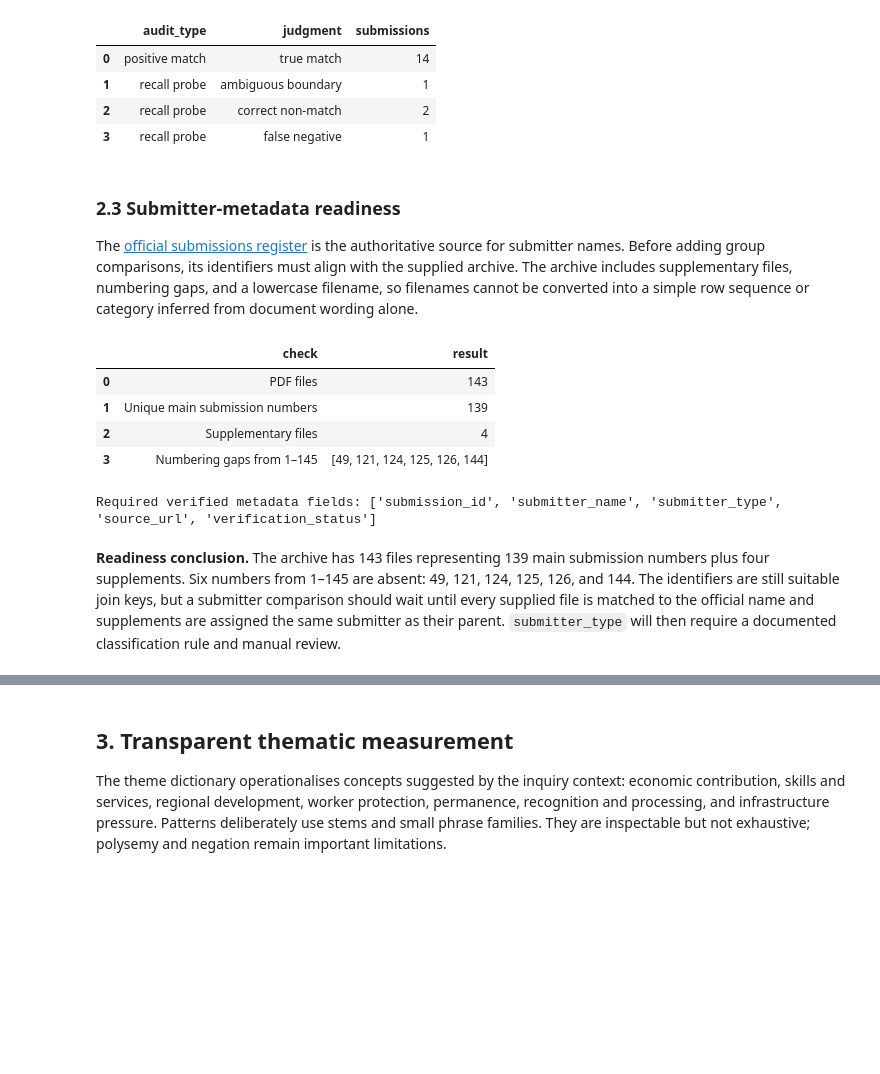
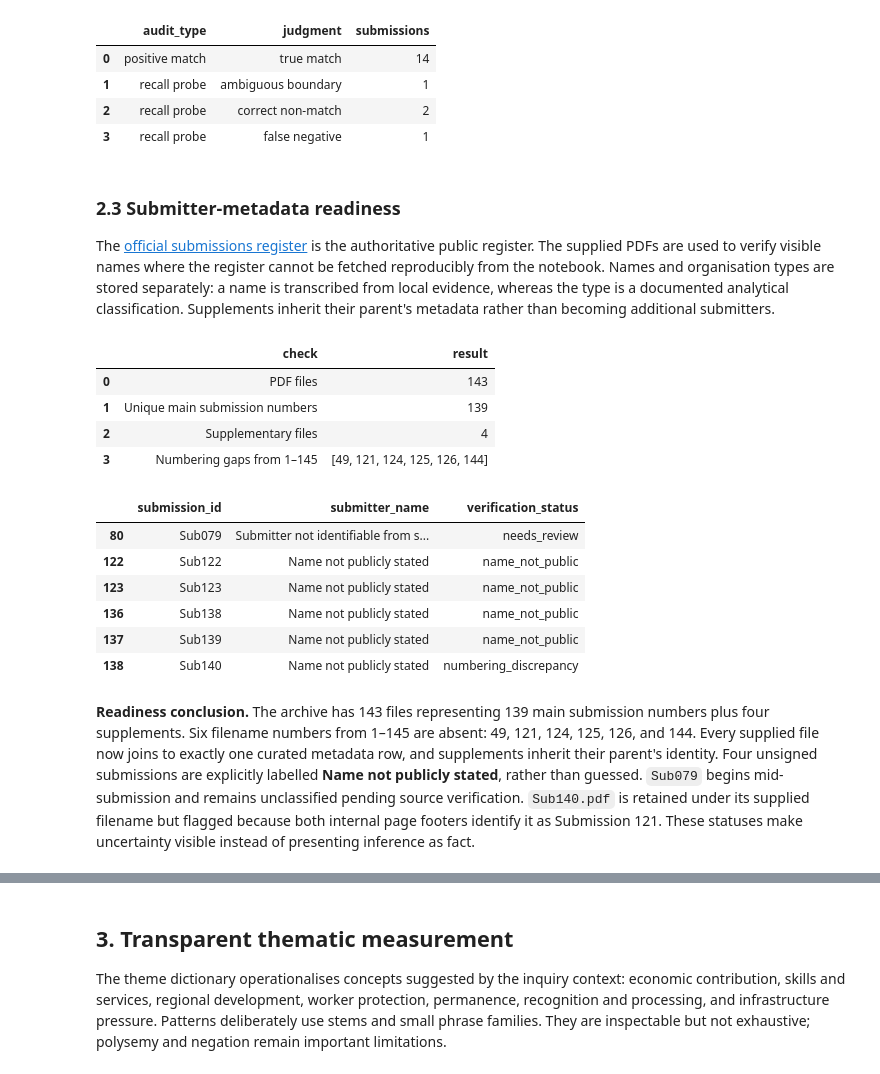
Before and after one commit to tuannm3812/uts-mdsi, a Jupyter notebook: llm-wiki/02-subjects/36118-applied-natural-language-processing/assignments/current-2026/at1/notebooks/1_skilled_migration_text_analysis.ipynb, the cells around one changed output, grey strips where cells are left out. Cells and saved outputs as stored; diff of their text form; code cells hidden in the pictures; blank space fills up the shorter version.

```diff
--- a/llm-wiki/02-subjects/36118-applied-natural-language-processing/assignments/current-2026/at1/notebooks/1_skilled_migration_text_analysis.ipynb
+++ b/llm-wiki/02-subjects/36118-applied-natural-language-processing/assignments/current-2026/at1/notebooks/1_skilled_migration_text_analysis.ipynb
@@ -41,8 +41,8 @@ OFFICIAL_SUBMISSIONS_URL = (
     "Migration/Skilledmigration/Submissions"
 )
 SUBMITTER_METADATA_COLUMNS = [
-    "submission_id", "submitter_name", "submitter_type", "source_url",
-    "verification_status",
+    "main_submission_number", "submitter_name", "submitter_type",
+    "verification_status", "classification_basis",
 ]
 
 THEME_PATTERNS = {
@@ -284,38 +284,64 @@ assert validation_audit["submission_id"].nunique() == 18
 # %% [markdown]
 ### 2.3 Submitter-metadata readiness
 
-The [official submissions register](https://www.aph.gov.au/Parliamentary_Business/Committees/Joint/Migration/Skilledmigration/Submissions) is the authoritative source for submitter names. Before adding group comparisons, its identifiers must align with the supplied archive. The archive includes supplementary files, numbering gaps, and a lowercase filename, so filenames cannot be converted into a simple row sequence or category inferred from document wording alone.
+The [official submissions register](https://www.aph.gov.au/Parliamentary_Business/Committees/Joint/Migration/Skilledmigration/Submissions) is the authoritative public register. The supplied PDFs are used to verify visible names where the register cannot be fetched reproducibly from the notebook. Names and organisation types are stored separately: a name is transcribed from local evidence, whereas the type is a documented analytical classification. Supplements inherit their parent's metadata rather than becoming additional submitters.
 # %%
 documents["main_submission_number"] = documents["submission_id"].str.extract(
     r"(?i)sub(\d+)"
 )[0].astype(int)
 documents["is_supplement"] = documents["submission_id"].str.contains(
     r"\.\d+$", regex=True
 )
 
 observed_main_numbers = set(documents["main_submission_number"])
 numbering_gaps = [
     number for number in range(1, 146)
     if number not in observed_main_numbers
 ]
 metadata_readiness = pd.DataFrame({
     "check": [
         "PDF files", "Unique main submission numbers",
         "Supplementary files", "Numbering gaps from 1–145",
     ],
     "result": [
         len(documents), documents["main_submission_number"].nunique(),
         int(documents["is_supplement"].sum()), str(numbering_gaps),
     ],
 })
 display(metadata_readiness)
-print("Required verified metadata fields:", SUBMITTER_METADATA_COLUMNS)
+
+submitter_metadata = pd.read_csv(VALIDATION_DIR / "submitter_metadata.csv")
+assert list(submitter_metadata.columns) == SUBMITTER_METADATA_COLUMNS
+assert submitter_metadata["main_submission_number"].is_unique
+assert set(submitter_metadata["main_submission_number"]) == observed_main_numbers
+
+documents = documents.merge(
+    submitter_metadata,
+    on="main_submission_number",
+    how="left",
+    validate="many_to_one",
+)
+assert documents["submitter_name"].notna().all()
+display(
+    documents.loc[
+        documents["verification_status"].isin(
+            ["needs_review", "name_not_public", "numbering_discrepancy"]
+        ),
+        ["submission_id", "submitter_name", "verification_status"],
+    ]
+)
 # %% [output]
 |  | check | result |
 | 0 | PDF files | 143 |
 | 1 | Unique main submission numbers | 139 |
 | 2 | Supplementary files | 4 |
 | 3 | Numbering gaps from 1–145 | [49, 121, 124, 125, 126, 144] |
-Required verified metadata fields: ['submission_id', 'submitter_name', 'submitter_type', 'source_url', 'verification_status']
+|  | submission_id | submitter_name | verification_status |
+| 80 | Sub079 | Submitter not identifiable from s... | needs_review |
+| 122 | Sub122 | Name not publicly stated | name_not_public |
+| 123 | Sub123 | Name not publicly stated | name_not_public |
+| 136 | Sub138 | Name not publicly stated | name_not_public |
+| 137 | Sub139 | Name not publicly stated | name_not_public |
+| 138 | Sub140 | Name not publicly stated | numbering_discrepancy |
 # %% [markdown]
-**Readiness conclusion.** The archive has 143 files representing 139 main submission numbers plus four supplements. Six numbers from 1–145 are absent: 49, 121, 124, 125, 126, and 144. The identifiers are still suitable join keys, but a submitter comparison should wait until every supplied file is matched to the official name and supplements are assigned the same submitter as their parent. `submitter_type` will then require a documented classification rule and manual review.
+**Readiness conclusion.** The archive has 143 files representing 139 main submission numbers plus four supplements. Six filename numbers from 1–145 are absent: 49, 121, 124, 125, 126, and 144. Every supplied file now joins to exactly one curated metadata row, and supplements inherit their parent's identity. Four unsigned submissions are explicitly labelled **Name not publicly stated**, rather than guessed. `Sub079` begins mid-submission and remains unclassified pending source verification. `Sub140.pdf` is retained under its supplied filename but flagged because both internal page footers identify it as Submission 121. These statuses make uncertainty visible instead of presenting inference as fact.
```
Also changed, not shown: parts of 7 cells of this notebook, 3 other files.
